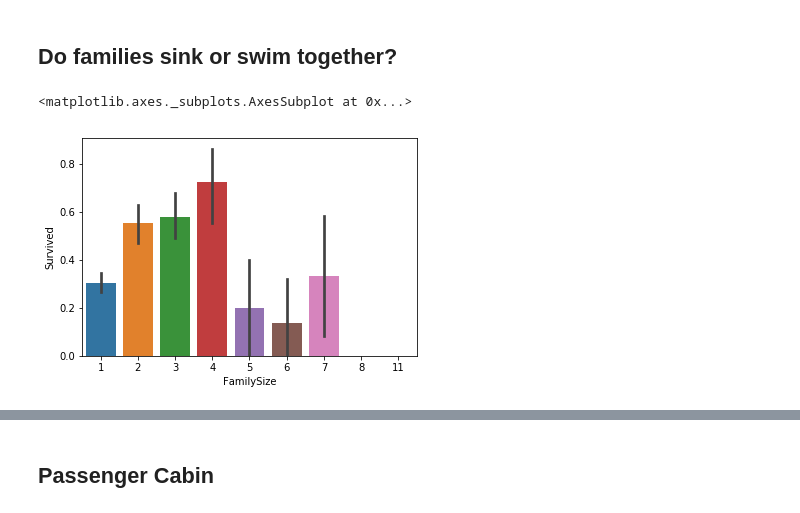
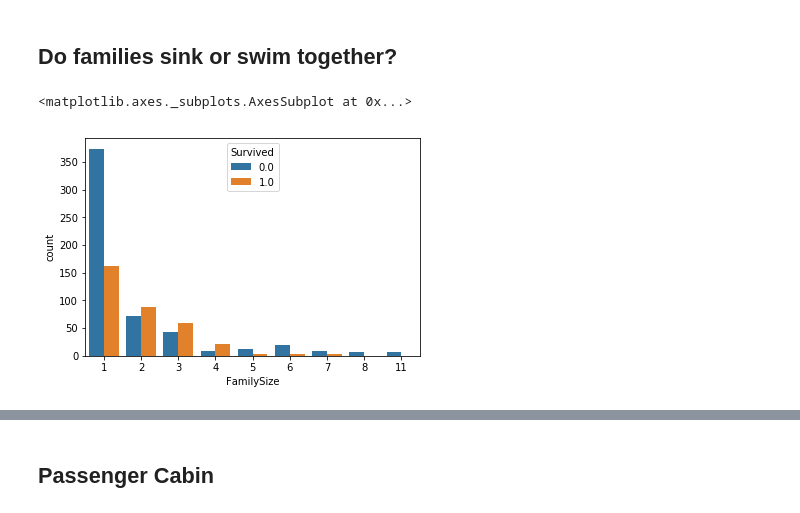
Before and after one commit to diprish/Titanic, a Jupyter notebook: Analysis3.ipynb, the cells around one changed output, grey strips where cells are left out. Cells and saved outputs as stored; diff of their text form; code cells hidden in the pictures.

```diff
--- a/Analysis3.ipynb
+++ b/Analysis3.ipynb
@@ -56,10 +56,10 @@ Name: Surname, dtype: object
 # %%
 data['FamilySize'] = data.Parch + data.SibSp + 1
 # %%
-sns.barplot(x='FamilySize', y='Survived', data=data)
+sns.countplot(x='FamilySize', hue='Survived', data=data)
 # %% [output]
 <matplotlib.axes._subplots.AxesSubplot at 0x...>
-[figure, old version]
+[figure, new version]
 # %%
 # Discretize family size
 
```
Also changed, not shown: parts of 14 cells of this notebook.
